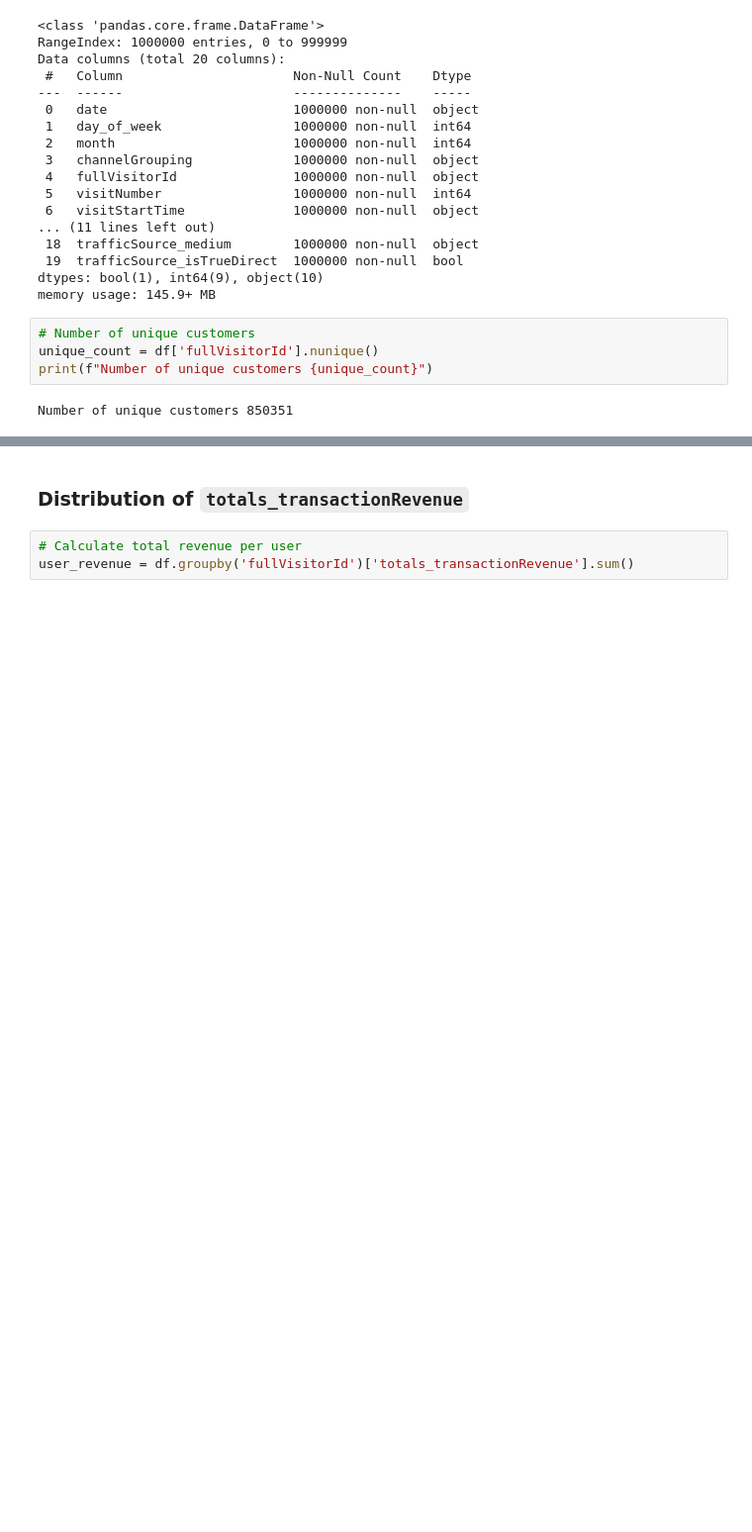
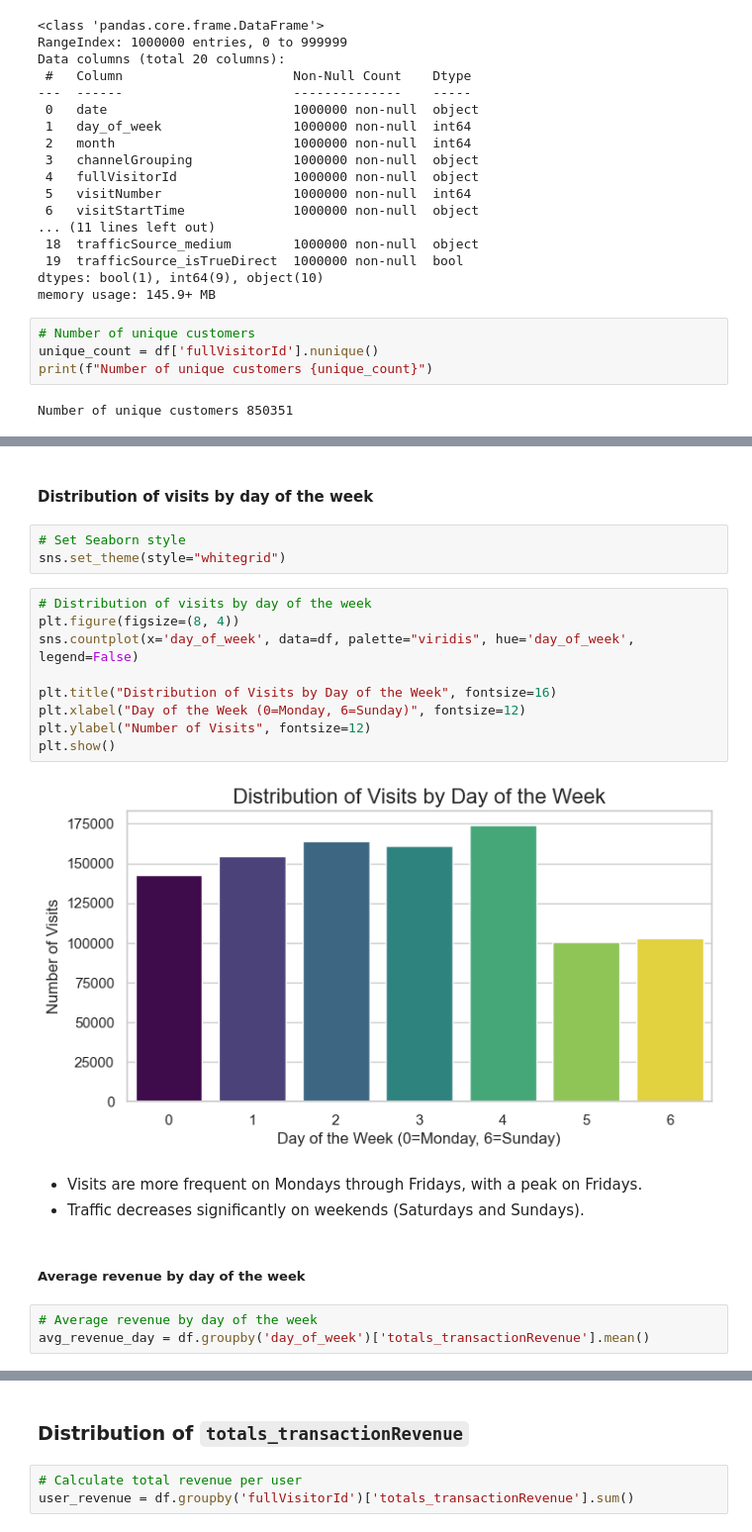
Before and after one commit to PaolaGaray/GA-CustomerRevenuePrediction, a Jupyter notebook: notebooks/EDA.ipynb, the cells around one changed output, grey strips where cells are left out. Shown at 99% size. Cells and saved outputs as stored; diff of their text form; blank space fills up the shorter version.

```diff
--- a/notebooks/EDA.ipynb
+++ b/notebooks/EDA.ipynb
@@ -48,0 +57,24 @@ Number of unique customers 850351
+# %% [markdown]
+#### Distribution of visits by day of the week
+# %%
+# Set Seaborn style
+sns.set_theme(style="whitegrid")
+# %%
+# Distribution of visits by day of the week
+plt.figure(figsize=(8, 4))
+sns.countplot(x='day_of_week', data=df, palette="viridis", hue='day_of_week', legend=False)
+
+plt.title("Distribution of Visits by Day of the Week", fontsize=16)
+plt.xlabel("Day of the Week (0=Monday, 6=Sunday)", fontsize=12)
+plt.ylabel("Number of Visits", fontsize=12)
+plt.show()
+# %% [output]
+[figure, added]
+# %% [markdown]
+- Visits are more frequent on Mondays through Fridays, with a peak on Fridays.
+- Traffic decreases significantly on weekends (Saturdays and Sundays).
+# %% [markdown]
+##### Average revenue by day of the week
+# %%
+# Average revenue by day of the week
+avg_revenue_day = df.groupby('day_of_week')['totals_transactionRevenue'].mean()
```
Also changed, not shown: parts of 12 cells of this notebook.
